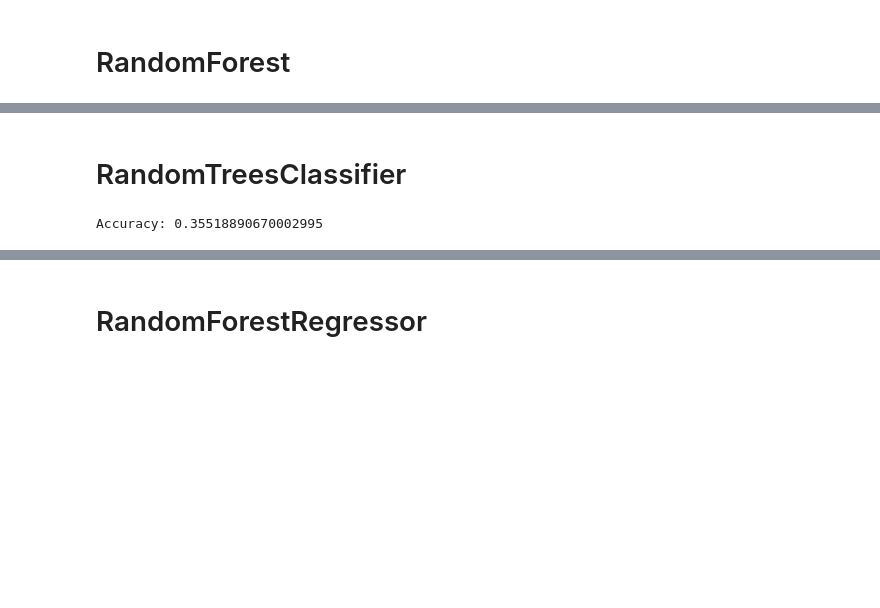
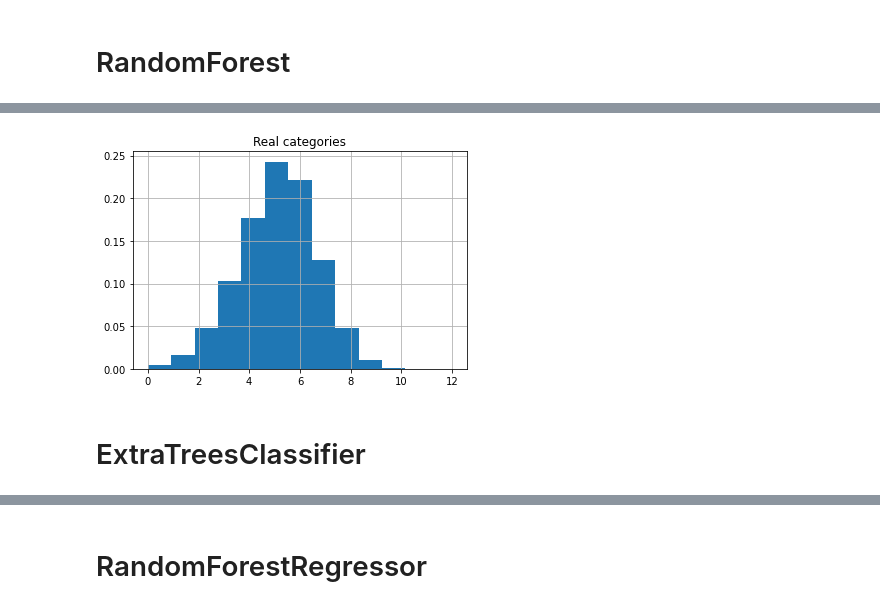
Before and after one commit to tiitvaino/Analysis_of_powerlifting_meet_results, a Jupyter notebook: model.ipynb, the cells around one changed output, grey strips where cells are left out. Drawn from its saved outputs; the diff is of its cells as text; code cells hidden in the pictures; blank space fills up the shorter version.

```diff
--- a/model.ipynb
+++ b/model.ipynb
@@ -160,11 +130,12 @@ plt.show()
+# %%
+plot_normalized_numerical_data(y_test,"Real categories",1)
+# %% [output]
+[figure, added]
 # %% [markdown]
-# RandomTreesClassifier
+#  ExtraTreesClassifier
 # %%
 from sklearn.ensemble import ExtraTreesClassifier
 # %%
-classifier = ExtraTreesClassifier(n_estimators = 200)
-classifier.fit(X_train, y_train)
-y_pred = classifier.predict(X_test)
-print("Accuracy:",metrics.accuracy_score(y_test, y_pred))
+model_rtc = ExtraTreesClassifier(n_estimators = 200)
+model_rtc.fit(X_train, y_train)
+y_rtc_pred = model_rtc.predict(X_test)
-# %% [output]
-Accuracy: 0.35518890670002995
```
Also changed, not shown: parts of 30 cells of this notebook, 3 other files.
